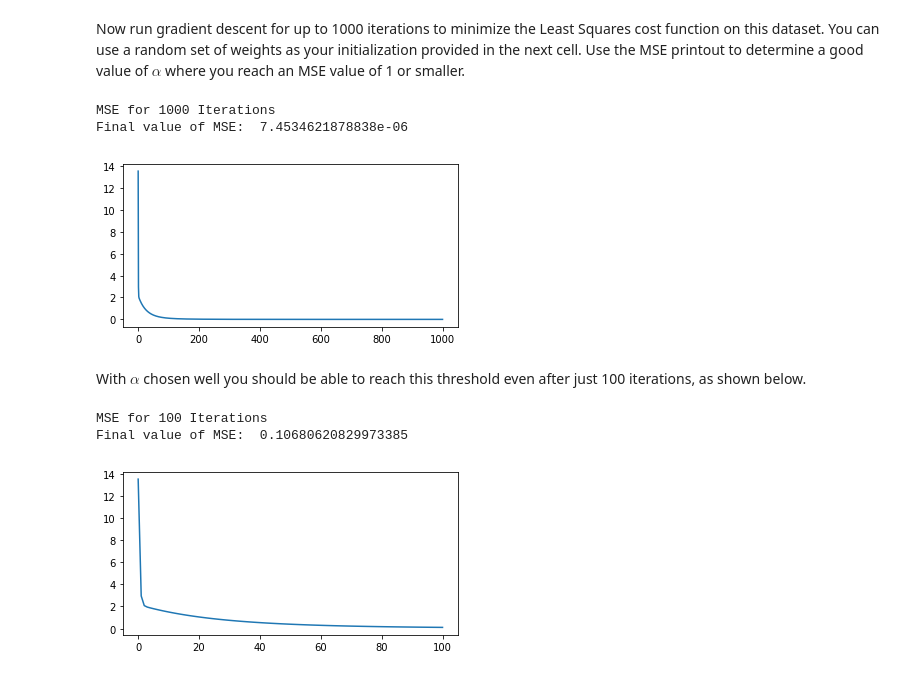
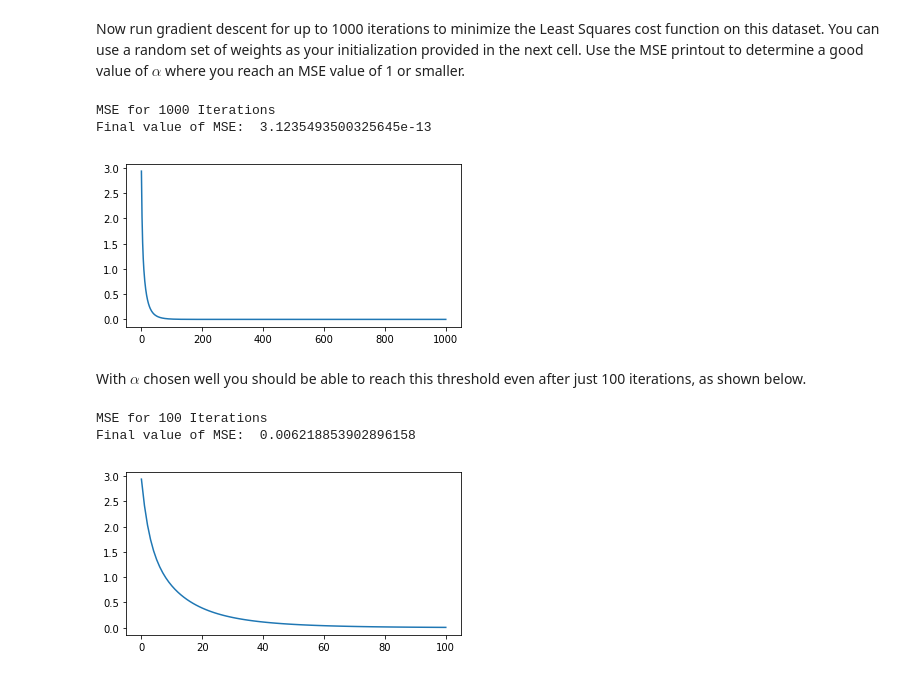
Before and after one commit to amitadate/EECS-435-DL-Foundations, a Jupyter notebook: HW1/deep_learning_hw1.ipynb, the cells around one changed output. Drawn from its saved outputs; the diff is of its cells as text; code cells hidden in the pictures.

```diff
--- a/HW1/deep_learning_hw1.ipynb
+++ b/HW1/deep_learning_hw1.ipynb
@@ -349,9 +346,9 @@ With your Least Squares cost function defined its time to run gradient descent f
 # %%
 # run gradient descent
 w = np.asarray([1.5,1.5])
-weight_history_1 = gradient_descent(g = least_squares,alpha = 10**-2,max_its = 500,w = w)
-weight_history_2 = gradient_descent(g = least_squares,alpha = 10**-3,max_its = 500,w = w)
-weight_history_3 = gradient_descent(g = least_squares,alpha = 10**-4,max_its = 500,w = w)
+weight_history_1 = gradient_descent(g = least_squares,alpha = 0.01,max_its = 500,w = w)
+weight_history_2 = gradient_descent(g = least_squares,alpha = 0.001,max_its = 500,w = w)
+weight_history_3 = gradient_descent(g = least_squares,alpha = 0.0001,max_its = 500,w = w)
 # %% [markdown]
 You should do this by trying a particular value of $\alpha$, running gradient descent, and plotting the associated Mean Squared Error (MSE) for every weight in your gradient descent history (remember: to compute the MSE simply divide the Least Squares cost by the number of datapoints).  You should show the histories of 3 choices for $\alpha$ you tried.  Feel free to use any of the functionality from previous exercises here.  A wrapper for your MSE calculator has been provided in the next cell.
 # %%
@@ -465,20 +461,20 @@ Now run gradient descent for up to 1000 iterations to minimize the Least Squares
 # run gradient descent
 w = np.random.randn(np.shape(x)[1]+1,1)
 print("MSE for 1000 Iterations")
-weight_history = gradient_descent(g = least_squares, alpha = 1*10**-3, max_its = 1000,w = w)
+weight_history = gradient_descent(g = least_squares, alpha = 0.0025, max_its = 1000,w = w)
 MSE(weight_history,least_squares)
 # %% [output]
 MSE for 1000 Iterations
-Final value of MSE:  7.4534621878838e-06
+Final value of MSE:  3.1235493500325645e-13
-[figure, old version]
+[figure, new version]
 # %% [markdown]
 With $\alpha$ chosen well you should be able to reach this threshold even after just 100 iterations, as shown below.
 # %%
 
 print("MSE for 100 Iterations")
-weight_history = gradient_descent(g = least_squares, alpha = 1*10**-3, max_its = 100,w = w)
+weight_history = gradient_descent(g = least_squares, alpha = 0.0025, max_its = 100,w = w)
 MSE(weight_history,least_squares)
 # %% [output]
 MSE for 100 Iterations
-Final value of MSE:  0.10680620829973385
+Final value of MSE:  0.006218853902896158
-[figure, old version]
+[figure, new version]
```
Also changed, not shown: parts of 8 cells of this notebook.
